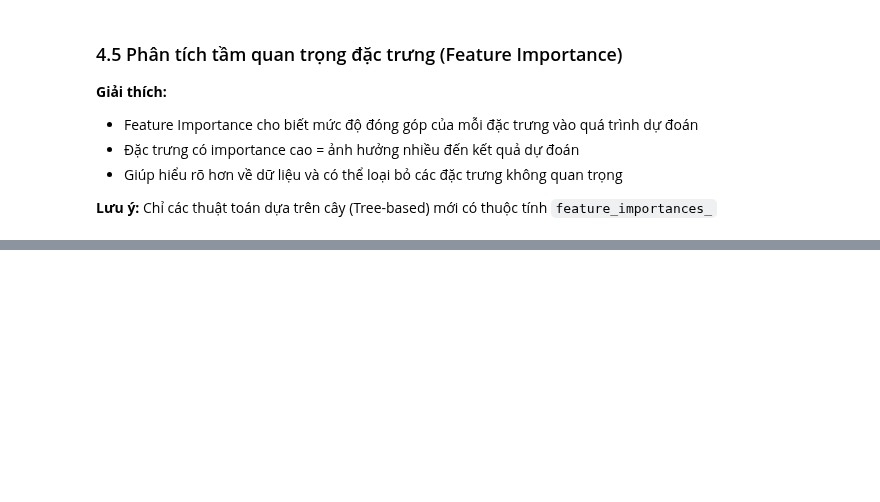
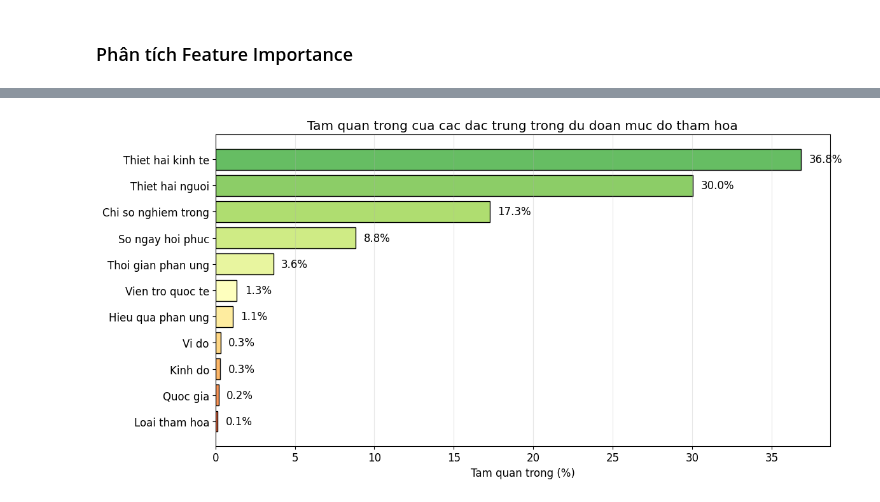
Before and after one commit to khoa-nguyen-data/Du-Doan-Tham-Hoa-Toan-Cau, a Jupyter notebook: Hiếu/Phan_Loai_Muc_Do_Tham_Hoa.ipynb, the cells around one changed output, grey strips where cells are left out. Cells and saved outputs as stored; diff of their text form; code cells hidden in the pictures; blank space fills up the shorter version.

```diff
--- a/Hiếu/Phan_Loai_Muc_Do_Tham_Hoa.ipynb
+++ b/Hiếu/Phan_Loai_Muc_Do_Tham_Hoa.ipynb
@@ -963,71 +580,42 @@ for label in target_names:
 # %% [markdown]
-### 4.5 Phân tích tầm quan trọng đặc trưng (Feature Importance)
-
-**Giải thích:**
-- Feature Importance cho biết mức độ đóng góp của mỗi đặc trưng vào quá trình dự đoán
-- Đặc trưng có importance cao = ảnh hưởng nhiều đến kết quả dự đoán
-- Giúp hiểu rõ hơn về dữ liệu và có thể loại bỏ các đặc trưng không quan trọng
-
-**Lưu ý:** Chỉ các thuật toán dựa trên cây (Tree-based) mới có thuộc tính `feature_importances_`
+### Phân tích Feature Importance
 # %%
-# ============================================================
-# PHÂN TÍCH TẦM QUAN TRỌNG ĐẶC TRƯNG (FEATURE IMPORTANCE)
-# ============================================================
-
-# Sử dụng Random Forest để phân tích Feature Importance
+# Phan tich Feature Importance tu Random Forest
 rf_model = results['Random Forest']['model']
 
-# Lấy feature importance
 feature_importance = pd.DataFrame({
-    'Đặc trưng': feature_columns,
-    'Tầm quan trọng (%)': rf_model.feature_importances_ * 100
-}).sort_values('Tầm quan trọng (%)', ascending=False)
+    'Dac trung': feature_columns,
+    'Tam quan trong (%)': rf_model.feature_importances_ * 100
+}).sort_values('Tam quan trong (%)', ascending=False)
 
-print("=" * 60)
-print("📊 TẦM QUAN TRỌNG CỦA CÁC ĐẶC TRƯNG (Random Forest)")
-print("=" * 60)
+print("TAM QUAN TRONG CUA CAC DAC TRUNG:")
 print(feature_importance.to_string(index=False))
 
-# Vẽ biểu đồ
+# Ve bieu do
+feature_names_vn = {
+    'country_encoded': 'Quoc gia', 'disaster_type_encoded': 'Loai tham hoa',
+    'severity_index': 'Chi so nghiem trong', 'response_time_hours': 'Thoi gian phan ung',
+    'response_efficiency_score': 'Hieu qua phan ung', 'latitude': 'Vi do',
+    'longitude': 'Kinh do', 'casualties': 'Thiet hai nguoi',
+    'economic_loss_usd': 'Thiet hai kinh te', 'aid_amount_usd': 'Vien tro quoc te',
+    'recovery_days': 'So ngay hoi phuc'
+}
+feature_importance['Dac trung VN'] = feature_importance['Dac trung'].map(feature_names_vn)
+
 fig, ax = plt.subplots(figsize=(12, 6))
-
-# Tên đặc trưng tiếng Việt
-feature_names_vn = {
-    'country_encoded': 'Quốc gia',
-    'disaster_type_encoded': 'Loại thảm họa',
-    'severity_index': 'Chỉ số nghiêm trọng',
-    'response_time_hours': 'Thời gian phản ứng',
-    'response_efficiency_score': 'Hiệu quả phản ứng',
-    'latitude': 'Vĩ độ',
-    'longitude': 'Kinh độ',
-    'casualties': 'Thiệt hại về người',
-    'economic_loss_usd': 'Thiệt hại kinh tế',
-    'aid_amount_usd': 'Viện trợ quốc tế',
-    'recovery_days': 'Số ngày hồi phục'
-}
-
-# Áp dụng tên tiếng Việt
-feature_importance['Đặc trưng VN'] = feature_importance['Đặc trưng'].map(feature_names_vn)
-
-# Vẽ biểu đồ
 colors = plt.cm.RdYlGn(np.linspace(0.8, 0.2, len(feature_importance)))
-bars = ax.barh(feature_importance['Đặc trưng VN'],
-               feature_importance['Tầm quan trọng (%)'],
+bars = ax.barh(feature_importance['Dac trung VN'], feature_importance['Tam quan trong (%)'],
                color=colors, edgecolor='black')
 
-ax.set_xlabel('Tầm quan trọng (%)', fontsize=12)
-ax.set_title('📊 Tầm quan trọng của các đặc trưng trong dự đoán mức độ thảm họa',
-             fontsize=14, fontweight='bold')
+ax.set_xlabel('Tam quan trong (%)')
+ax.set_title('Tam quan trong cua cac dac trung trong du doan muc do tham hoa')
 ax.invert_yaxis()
 
-# Thêm giá trị lên thanh
-for bar, val in zip(bars, feature_importance['Tầm quan trọng (%)']):
-    ax.text(bar.get_width() + 0.5, bar.get_y() + bar.get_height()/2,
-            f'{val:.1f}%', va='center', fontsize=10)
+for bar, val in zip(bars, feature_importance['Tam quan trong (%)']):
+    ax.text(bar.get_width() + 0.5, bar.get_y() + bar.get_height()/2, f'{val:.1f}%', va='center')
 
 ax.grid(axis='x', alpha=0.3)
 plt.tight_layout()
-plt.savefig('../figures/feature_importance_phan_loai.png', dpi=150, bbox_inches='tight')
+plt.savefig('figures/feature_importance_phan_loai.png', dpi=150, bbox_inches='tight')
 plt.show()
-
-print("\n✅ Đã lưu biểu đồ vào: ../figures/feature_importance_phan_loai.png")
+# %% [output]
@@ -1034 +635,2 @@ print("\n✅ Đã lưu biểu đồ vào: ../figures/feature_importance_phan_loa
+[figure, added]
 # %% [markdown]
```
Also changed, not shown: parts of 46 cells of this notebook, 39 other files.
